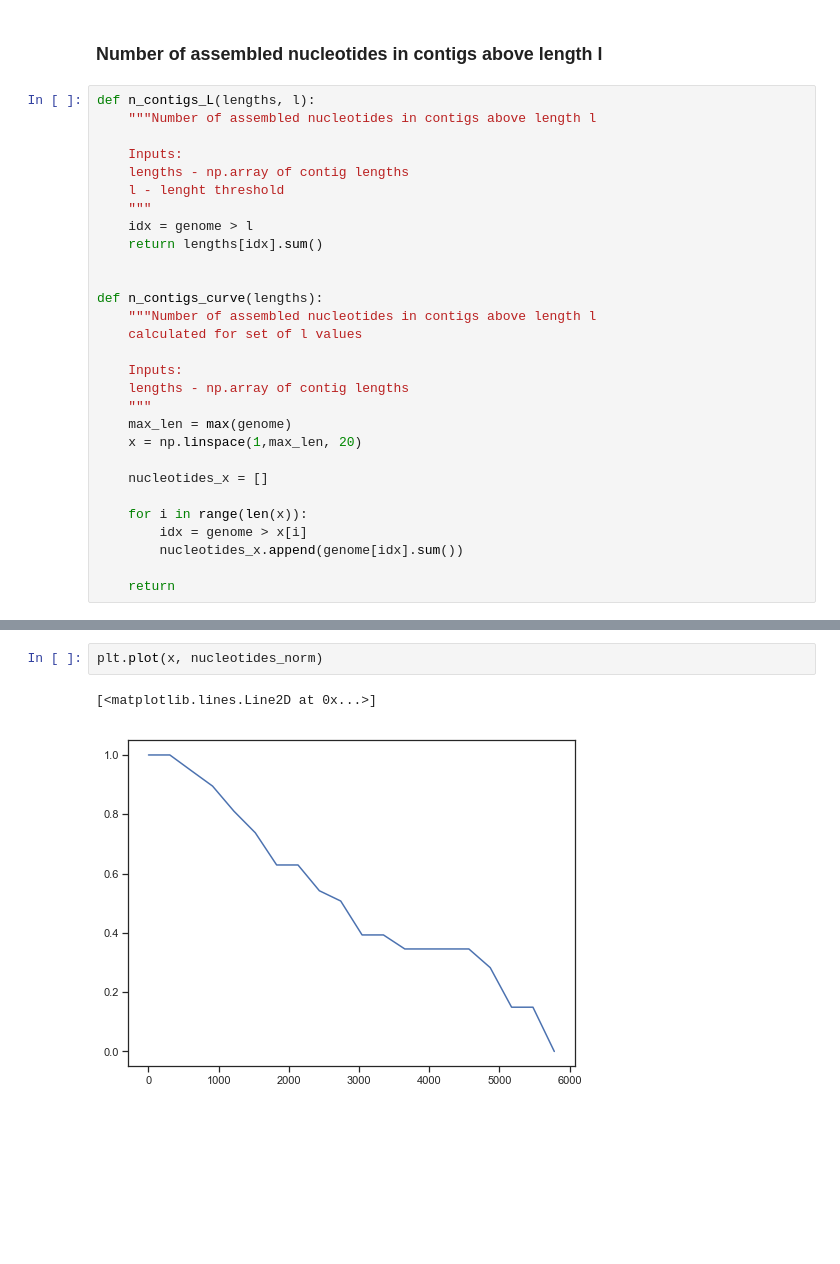
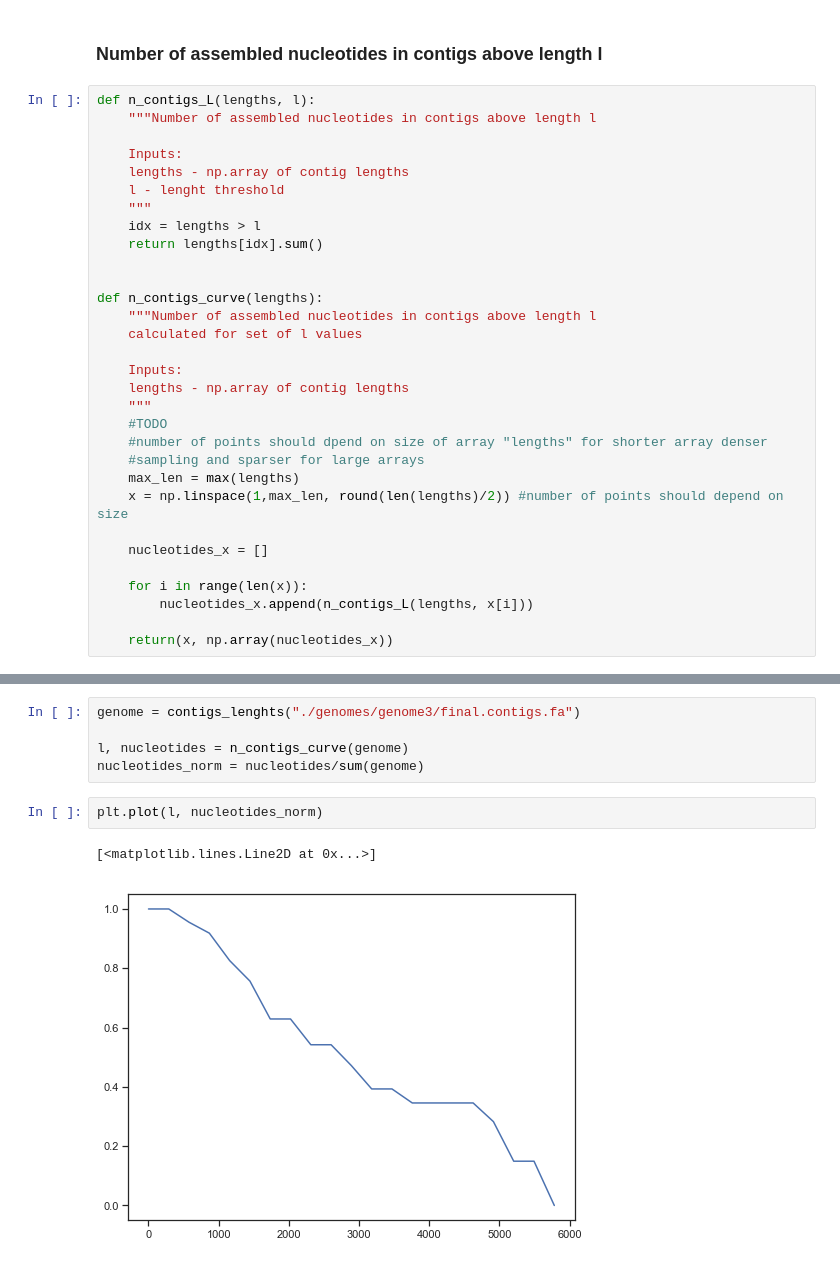
Before and after one commit to KubaWojciechowski/MetaBinQ, a Jupyter notebook: Basic_stats.ipynb, the cells around one changed output, grey strips where cells are left out. Cells and saved outputs as stored; diff of their text form; blank space fills up the shorter version.

```diff
--- a/Basic_stats.ipynb
+++ b/Basic_stats.ipynb
@@ -105,7 +105,7 @@ def n_contigs_L(lengths, l):
     lengths - np.array of contig lengths
     l - lenght threshold
     """
-    idx = genome > l
+    idx = lengths > l
     return lengths[idx].sum()
 
 
@@ -116,13 +116,15 @@ def n_contigs_curve(lengths):
     Inputs:
     lengths - np.array of contig lengths
     """
-    max_len = max(genome)
-    x = np.linspace(1,max_len, 20)
+    #TODO
+    #number of points should dpend on size of array "lengths" for shorter array denser
+    #sampling and sparser for large arrays
+    max_len = max(lengths)
+    x = np.linspace(1,max_len, round(len(lengths)/2)) #number of points should depend on size
 
     nucleotides_x = []
 
     for i in range(len(x)):
-        idx = genome > x[i]
-        nucleotides_x.append(genome[idx].sum())
+        nucleotides_x.append(n_contigs_L(lengths, x[i]))
 
-    return
+    return(x, np.array(nucleotides_x))
@@ -145,5 +131,10 @@ nucleotides_norm = nucleotides_x/total
+# %%
+genome = contigs_lenghts("./genomes/genome3/final.contigs.fa")
+
+l, nucleotides = n_contigs_curve(genome)
+nucleotides_norm = nucleotides/sum(genome)
 # %%
-plt.plot(x, nucleotides_norm)
+plt.plot(l, nucleotides_norm)
 # %% [output]
 [<matplotlib.lines.Line2D at 0x...>]
-[figure, old version]
+[figure, new version]
```
Also changed, not shown: parts of 1 cell of this notebook.
